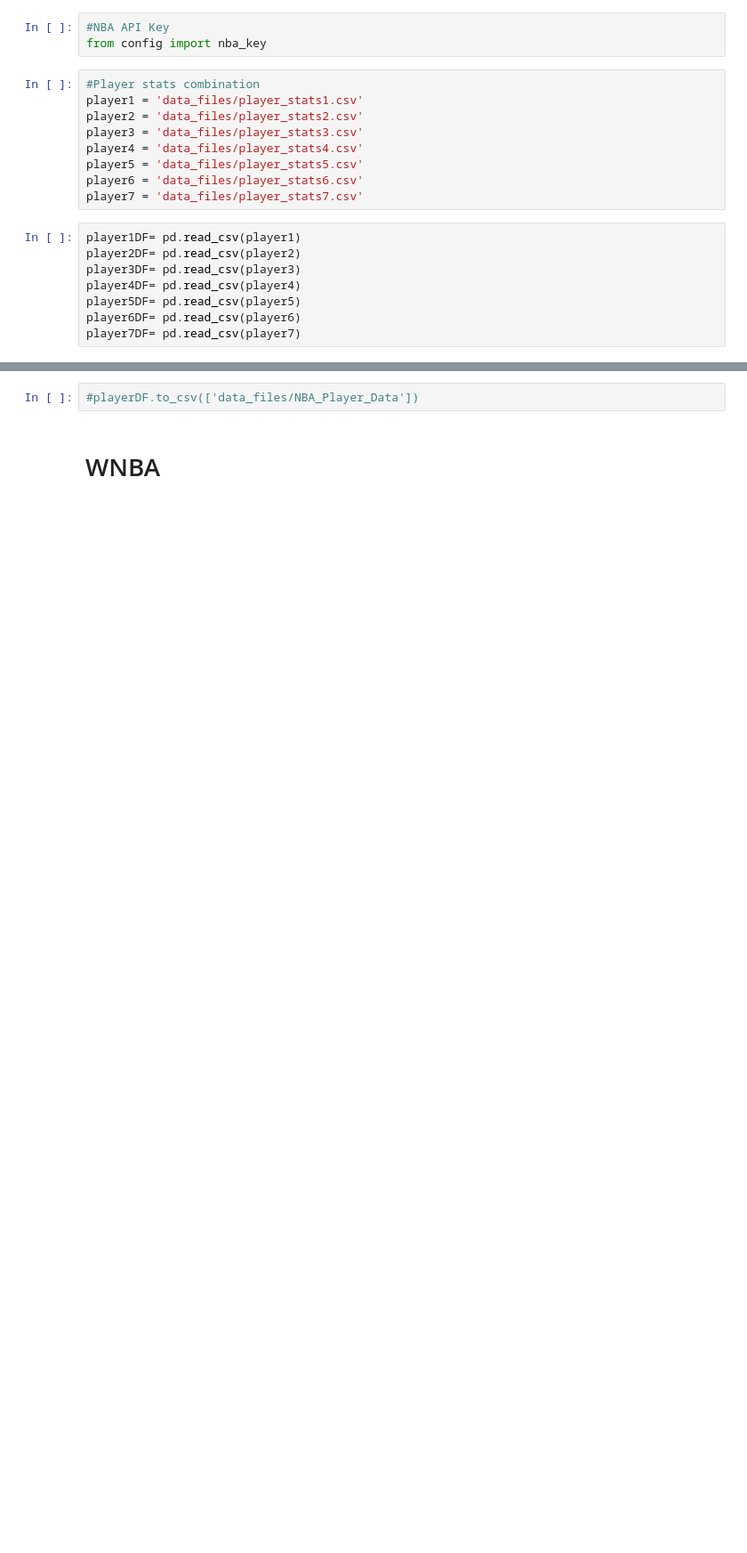
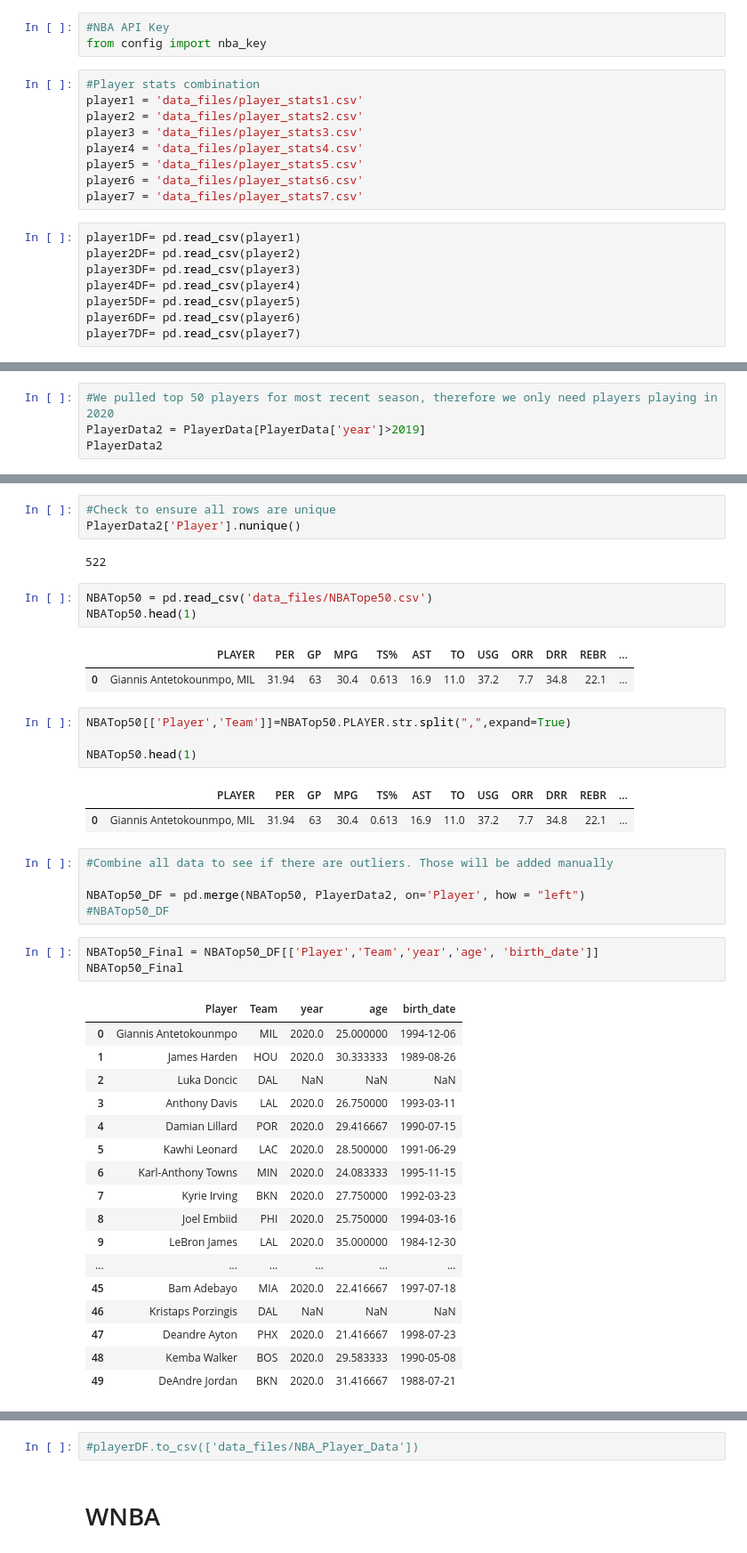
Before and after one commit to tylerspck/Bubble_ball, a Jupyter notebook: Player Data.ipynb, the cells around one changed output, grey strips where cells are left out. Shown at 89% size. Saved outputs shown, nothing was run; the diff lists cells and outputs as text; blank space fills up the shorter version.

Commit message:
player profile data

```diff
--- a/Player Data.ipynb
+++ b/Player Data.ipynb
@@ -45,0 +228,4 @@ AllStats.to_csv("data_files/NBA_AllStats")
+# %%
+#We pulled top 50 players for most recent season, therefore we only need players playing in 2020
+PlayerData2 = PlayerData[PlayerData['year']>2019]
+PlayerData2
@@ -45,0 +246,44 @@ AllStats.to_csv("data_files/NBA_AllStats")
+# %%
+#Check to ensure all rows are unique
+PlayerData2['Player'].nunique()
+# %% [output]
+522
+# %%
+NBATop50 = pd.read_csv('data_files/NBATope50.csv')
+NBATop50.head(1)
+# %% [output]
+|  | PLAYER | PER | GP | MPG | TS% | AST | TO | USG | ORR | DRR | REBR | ... |
+| 0 | Giannis Antetokounmpo, MIL | 31.94 | 63 | 30.4 | 0.613 | 16.9 | 11.0 | 37.2 | 7.7 | 34.8 | 22.1 | ... |
+# %%
+NBATop50[['Player','Team']]=NBATop50.PLAYER.str.split(",",expand=True)
+
+NBATop50.head(1)
+# %% [output]
+|  | PLAYER | PER | GP | MPG | TS% | AST | TO | USG | ORR | DRR | REBR | ... |
+| 0 | Giannis Antetokounmpo, MIL | 31.94 | 63 | 30.4 | 0.613 | 16.9 | 11.0 | 37.2 | 7.7 | 34.8 | 22.1 | ... |
+# %%
+#Combine all data to see if there are outliers. Those will be added manually
+
+NBATop50_DF = pd.merge(NBATop50, PlayerData2, on='Player', how = "left")
+#NBATop50_DF
+# %%
+NBATop50_Final = NBATop50_DF[['Player','Team','year','age', 'birth_date']]
+NBATop50_Final
+# %% [output]
+|  | Player | Team | year | age | birth_date |
+| 0 | Giannis Antetokounmpo | MIL | 2020.0 | 25.000000 | 1994-12-06 |
+| 1 | James Harden | HOU | 2020.0 | 30.333333 | 1989-08-26 |
+| 2 | Luka Doncic | DAL | NaN | NaN | NaN |
+| 3 | Anthony Davis | LAL | 2020.0 | 26.750000 | 1993-03-11 |
+| 4 | Damian Lillard | POR | 2020.0 | 29.416667 | 1990-07-15 |
+| 5 | Kawhi Leonard | LAC | 2020.0 | 28.500000 | 1991-06-29 |
+| 6 | Karl-Anthony Towns | MIN | 2020.0 | 24.083333 | 1995-11-15 |
+| 7 | Kyrie Irving | BKN | 2020.0 | 27.750000 | 1992-03-23 |
+| 8 | Joel Embiid | PHI | 2020.0 | 25.750000 | 1994-03-16 |
+| 9 | LeBron James | LAL | 2020.0 | 35.000000 | 1984-12-30 |
+| ... | ... | ... | ... | ... | ... |
+| 45 | Bam Adebayo | MIA | 2020.0 | 22.416667 | 1997-07-18 |
+| 46 | Kristaps Porzingis | DAL | NaN | NaN | NaN |
+| 47 | Deandre Ayton | PHX | 2020.0 | 21.416667 | 1998-07-23 |
+| 48 | Kemba Walker | BOS | 2020.0 | 29.583333 | 1990-05-08 |
+| 49 | DeAndre Jordan | BKN | 2020.0 | 31.416667 | 1988-07-21 |
```
Also changed, not shown: parts of 30 cells of this notebook, 4 other files.
